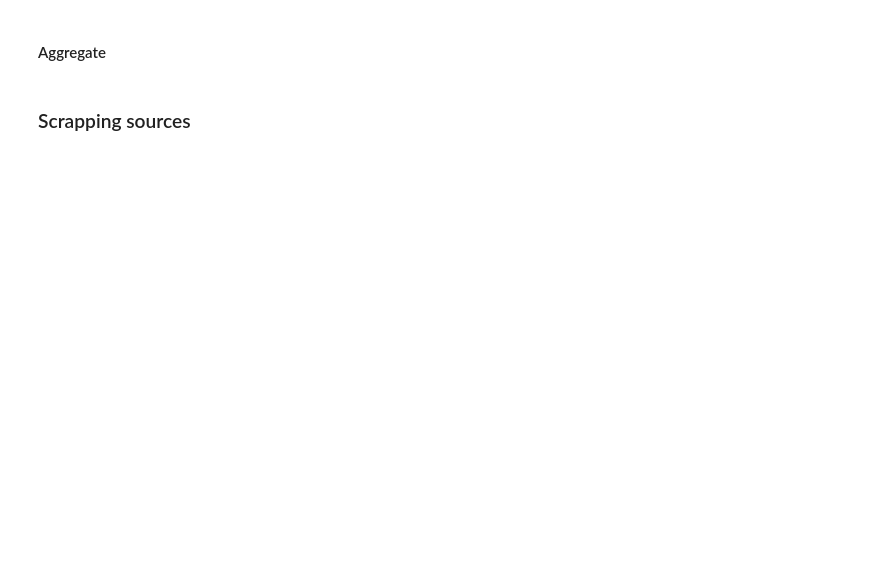
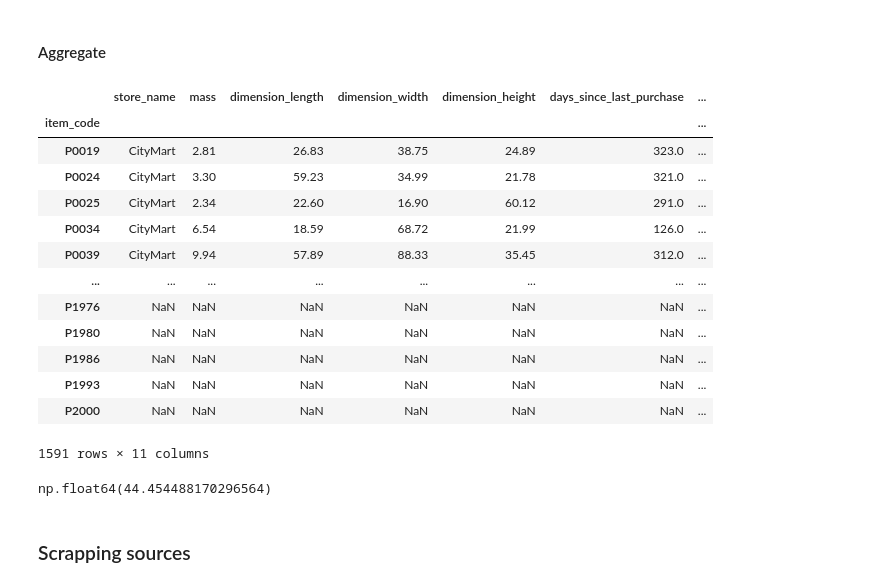
Before and after one commit to racousin/data_science_practice_2025, a Jupyter notebook: ayouboa30/module4/module4_exercise1.ipynb, the cells around one changed output. Drawn from its saved outputs; the diff is of its cells as text; code cells hidden in the pictures; blank space fills up the shorter version.

Commit message:
modif

```diff
--- a/ayouboa30/module4/module4_exercise1.ipynb
+++ b/ayouboa30/module4/module4_exercise1.ipynb
@@ -37,4 +100,9 @@ Downloaded Neighborhood_Market_data.csv from https://www.raphaelcousin.com/modul
 # %% [markdown]
 #### Outlet_data
 # %%
-# read "SuperSaver_Outlet_data.xlsx"
+#### Outlet_data
+df_outlet = pd.read_excel("SuperSaver_Outlet_data.xlsx")
+df_outlet.columns = df_outlet.columns.str.lower().str.strip()
+df_outlet.set_index('item_code', inplace=True)
+print("Outlet Data:")
+print(df_outlet.head())
@@ -42,3 +119,13 @@ Downloaded Neighborhood_Market_data.csv from https://www.raphaelcousin.com/modul
 #### HighStreet_Bazaar
 # %%
 # read 'HighStreet_Bazaar_data.json'
+df_highstreet = pd.read_json('HighStreet_Bazaar_data.json')
+df_highstreet['last_modified'] = pd.to_datetime(
+    df_highstreet['last_modified'],
+    unit='ms'
+).dt.date
+df_highstreet.columns = df_highstreet.columns.str.lower().str.strip()
+df_highstreet.set_index('item_code', inplace=True)
+
+print("HighStreet Bazaar Data (dates converties):")
+print(df_highstreet.head())
@@ -44,0 +150,11 @@ Downloaded Neighborhood_Market_data.csv from https://www.raphaelcousin.com/modul
+# %%
+# cct
+dfs = [df_citymart, df_greenfield, df_highstreet, df_outlet]
+data = pd.concat(dfs, axis=0)
+print("--- Aggregated Data Head ---")
+print(data.head())
+print("\n--- Aggregated Data Shape ---")
+print(f"Shape: {data.shape}")
+print(f"Number of rows (len): {len(data)}")
+print("\n--- Aggregated Data Info ---")
+data.info()
@@ -151,2 +298,3 @@ def get_api(endpoint_url):
 # %%
-# df_prices =
+df_prices = pd.DataFrame.from_dict(prices, orient="index", columns=["price"])
+df_prices.head()
@@ -153,10 +308,27 @@ def get_api(endpoint_url):
 # %% [markdown]
 #### Aggregate
 # %%
-# data = pd.merge(data, df_prices, left_index=True, right_index=True, how='left')
-# data
+data = pd.merge(data, df_prices, left_index=True, right_index=True, how='left')
+data
+# %% [output]
+|  | store_name | mass | dimension_length | dimension_width | dimension_height | days_since_last_purchase | ... |
+| item_code |  |  |  |  |  |  | ... |
+| P0019 | CityMart | 2.81 | 26.83 | 38.75 | 24.89 | 323.0 | ... |
+| P0024 | CityMart | 3.30 | 59.23 | 34.99 | 21.78 | 321.0 | ... |
+| P0025 | CityMart | 2.34 | 22.60 | 16.90 | 60.12 | 291.0 | ... |
+| P0034 | CityMart | 6.54 | 18.59 | 68.72 | 21.99 | 126.0 | ... |
+| P0039 | CityMart | 9.94 | 57.89 | 88.33 | 35.45 | 312.0 | ... |
+| ... | ... | ... | ... | ... | ... | ... | ... |
+| P1976 | NaN | NaN | NaN | NaN | NaN | NaN | ... |
+| P1980 | NaN | NaN | NaN | NaN | NaN | NaN | ... |
+| P1986 | NaN | NaN | NaN | NaN | NaN | NaN | ... |
+| P1993 | NaN | NaN | NaN | NaN | NaN | NaN | ... |
+| P2000 | NaN | NaN | NaN | NaN | NaN | NaN | ... |
+1591 rows × 11 columns
 # %%
-# get_simple_baseline(data, fillna_value=-1, drop_cols=['store_name', 'last_modified'], k_fold=5, scaler='standard', model='linear', metric='mae', target_col='quantity_sold')
+get_simple_baseline(data, fillna_value=-1, drop_cols=['store_name', 'last_modified'], k_fold=5, scaler='standard', model='linear', metric='mae', target_col='quantity_sold')
+# %% [output]
+np.float64(44.454488170296564)
 # %% [markdown]
 ### Scrapping sources
 # %%
```
Also changed, not shown: parts of 16 cells of this notebook, 1 other file.
